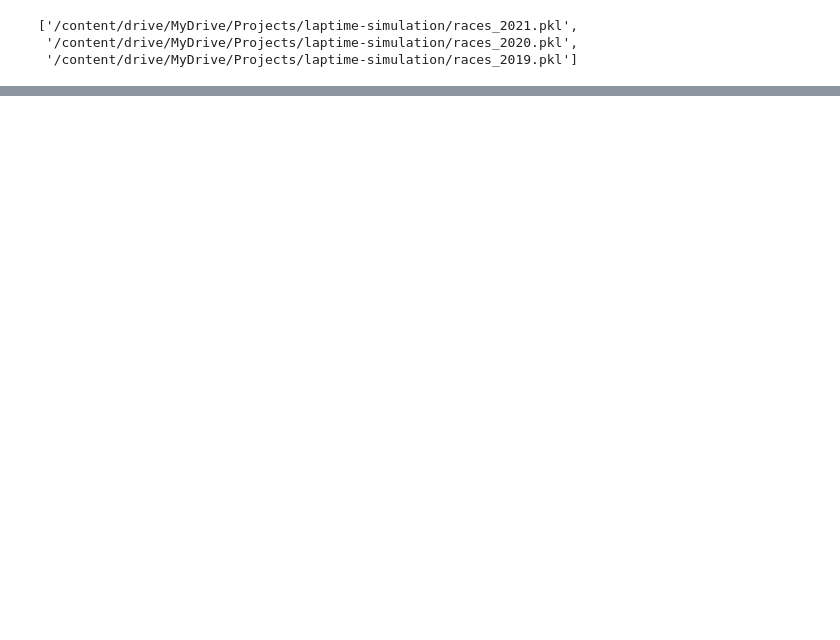
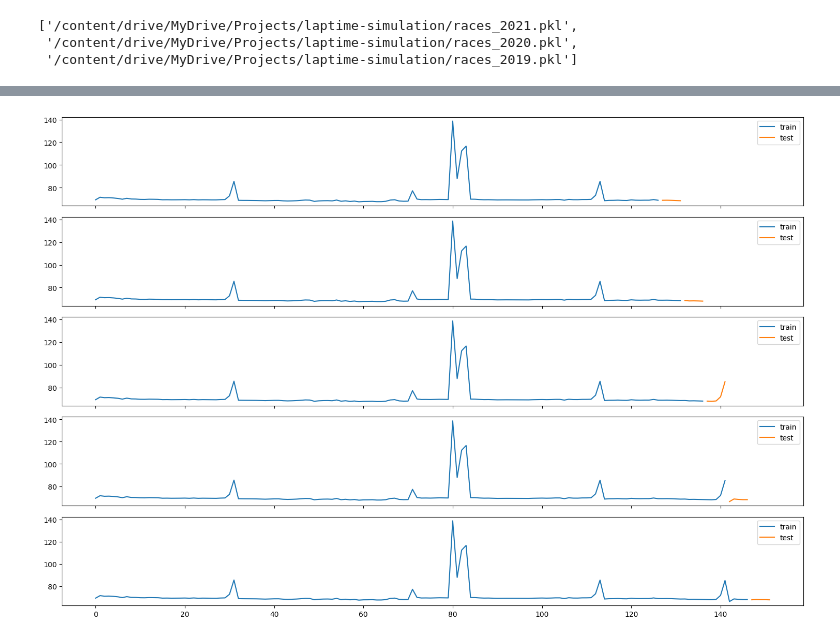
Before and after one commit to vicmcl/ml-laptime, a Jupyter notebook: ml_laptime/notebook/train.ipynb, the cells around one changed output, grey strips where cells are left out. Drawn from its saved outputs; the diff is of its cells as text; code cells hidden in the pictures; blank space fills up the shorter version.

```diff
--- a/ml_laptime/notebook/train.ipynb
+++ b/ml_laptime/notebook/train.ipynb
@@ -20,6 +21,6 @@ ML_PATH = DRIVE_PATH / "Projects" / "laptime-simulation"
 Mounted at /content/drive
 # %%
-data_path = glob.glob(str(ML_PATH / "races*.pkl"))
+data_path = glob.glob(str(ML_PATH / "races_*.pkl"))
 # %%
 pip install -q fastf1
 # %%
@@ -103,16 +115,17 @@ from sklearn.impute import SimpleImputer
 
 si = SimpleImputer()
 # %%
-gp = 'Abu Dhabi Grand Prix'
+gp = 'Austrian Grand Prix'
 df = pd.DataFrame()
 
-for year in data.keys():
+for year in sorted(list(data.keys())):
     prepro_data = preprocess_data(gp, year)
     for col in prepro_data.columns:
         prepro_data[col] = si.fit_transform(prepro_data[[col]])
     df = pd.concat([df, prepro_data])
 
 df = df.reset_index(drop=True)
+df = df.dropna(subset='LapTime')
 # %%
 df.info()
 # %% [output]
@@ -145 +165,19 @@ prepro_data.head()
+# %%
+from sklearn.model_selection import TimeSeriesSplit
+
+tss = TimeSeriesSplit(n_splits=5, test_size=5)
+
+fig, axs = plt.subplots(5, 1, figsize=(15, 10), sharex=True)
+fold = 0
+for train_idx, test_idx in tss.split(df):
+    train = df.loc[train_idx]
+    test = df.loc[test_idx]
+    train['LapTime'].plot(ax=axs[fold], label='train')
+    test['LapTime'].plot(ax=axs[fold], label='test')
+    axs[fold].legend()
+    fold += 1
+plt.tight_layout()
+plt.show()
+# %% [output]
+[figure, added]
 # %%
```
Also changed, not shown: parts of 12 cells of this notebook.
